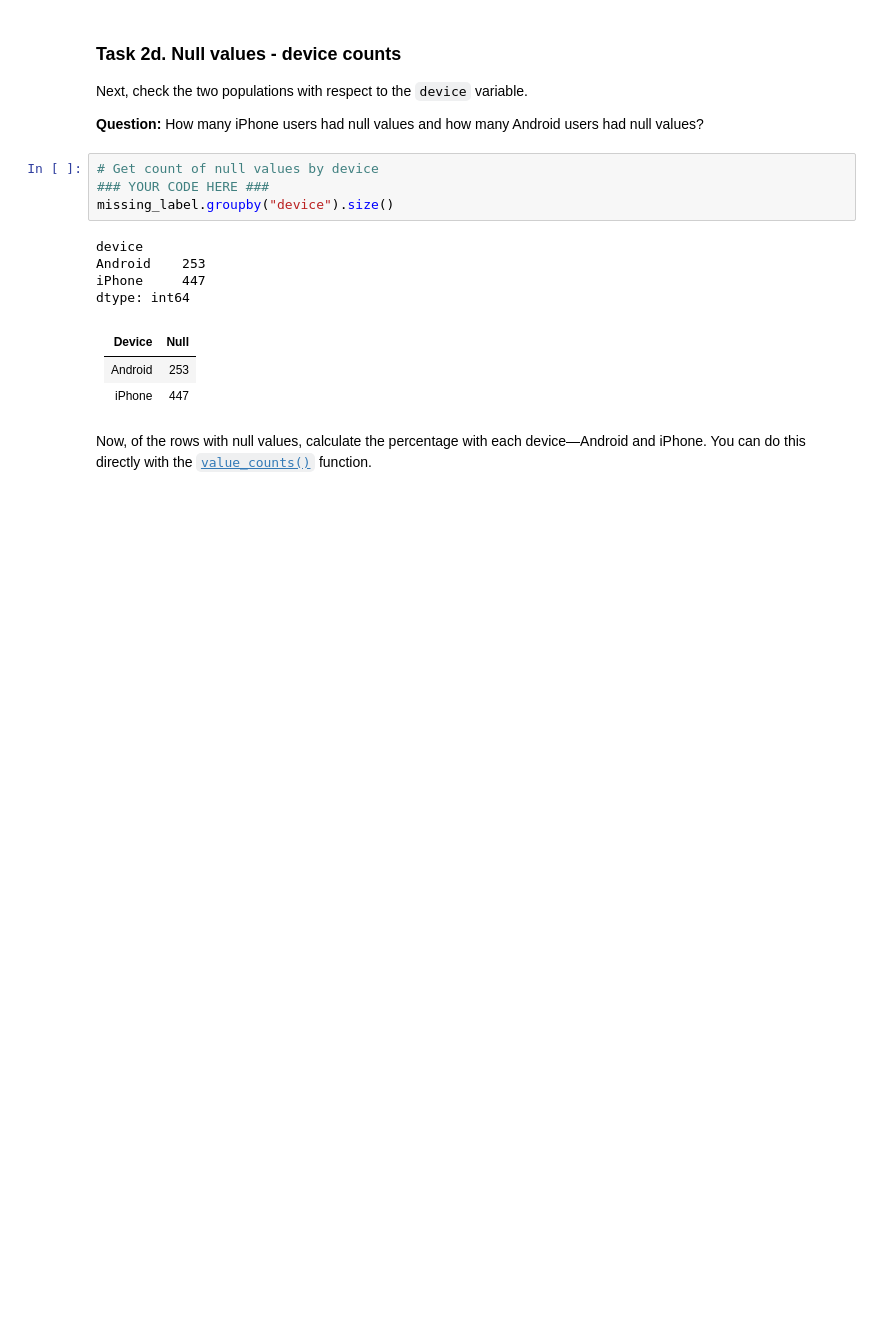
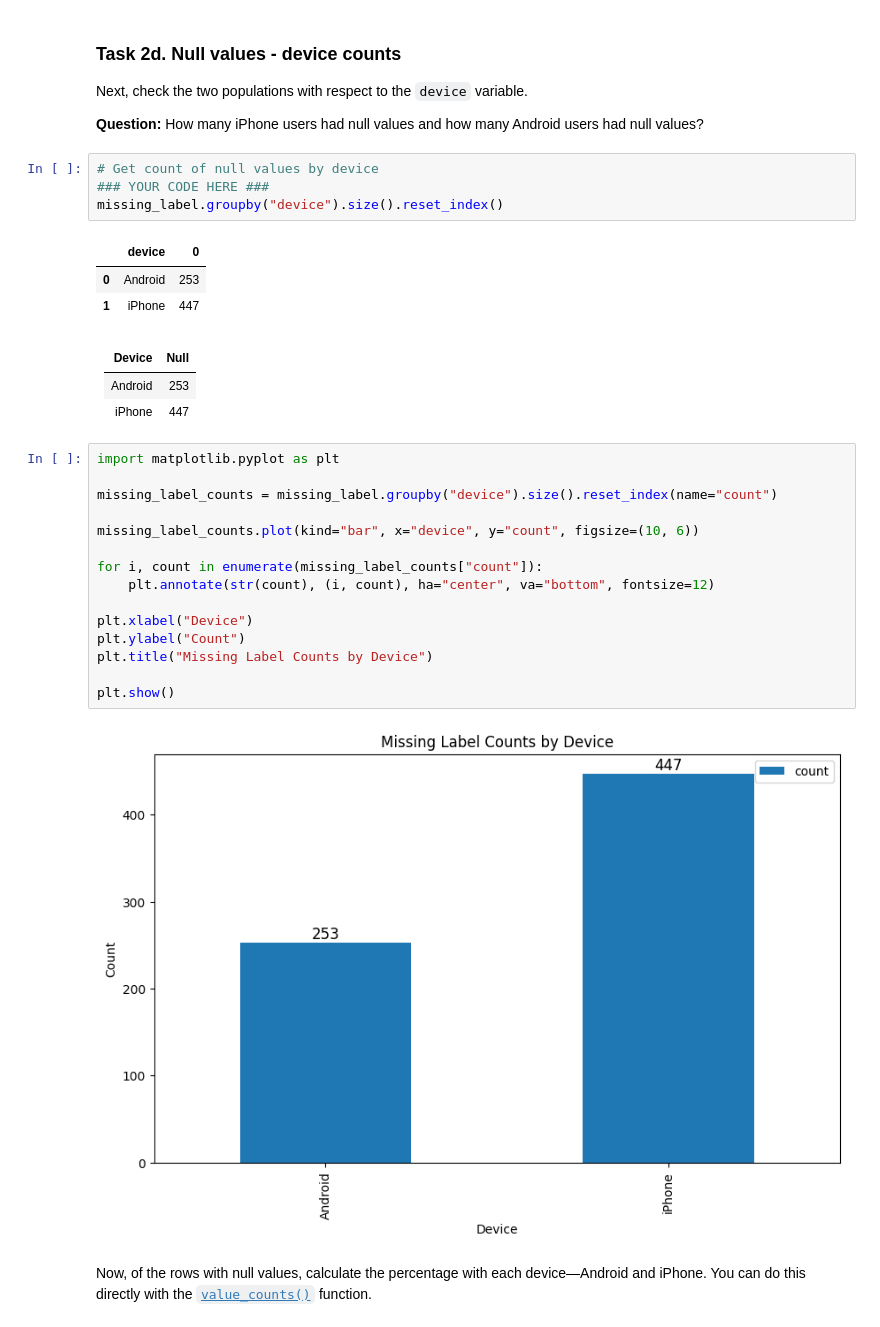
Before and after one commit to Gengsu07/Google_Advanced_Data_Analytics, a Jupyter notebook: 2.Getting Started Python/Project_WAZE/Activity_Course 2 Waze project lab.ipynb, the cells around one changed output. Saved outputs shown, nothing was run; the diff lists cells and outputs as text; blank space fills up the shorter version.

```diff
--- a/2.Getting Started Python/Project_WAZE/Activity_Course 2 Waze project lab.ipynb
+++ b/2.Getting Started Python/Project_WAZE/Activity_Course 2 Waze project lab.ipynb
@@ -223,17 +258,33 @@ Next, check the two populations with respect to the `device` variable.
 # %%
 # Get count of null values by device
 ### YOUR CODE HERE ###
-missing_label.groupby("device").size()
+missing_label.groupby("device").size().reset_index()
 # %% [output]
-device
-Android    253
-iPhone     447
-dtype: int64
+|  | device | 0 |
+| 0 | Android | 253 |
+| 1 | iPhone | 447 |
 # %% [markdown]
 | **Device** | **Null** |
 | ---------- | -------- |
 | Android    | 253      |
 | iPhone     | 447      |
+# %%
+import matplotlib.pyplot as plt
+
+missing_label_counts = missing_label.groupby("device").size().reset_index(name="count")
+
+missing_label_counts.plot(kind="bar", x="device", y="count", figsize=(10, 6))
+
+for i, count in enumerate(missing_label_counts["count"]):
+    plt.annotate(str(count), (i, count), ha="center", va="bottom", fontsize=12)
+
+plt.xlabel("Device")
+plt.ylabel("Count")
+plt.title("Missing Label Counts by Device")
+
+plt.show()
+# %% [output]
+[figure, added]
 # %% [markdown]
 Now, of the rows with null values, calculate the percentage with each device&mdash;Android and iPhone. You can do this directly with the [`value_counts()`](https://pandas.pydata.org/docs/reference/api/pandas.Series.value_counts.html) function.
 # %%
```
Also changed, not shown: parts of 12 cells of this notebook, 8 other files.
